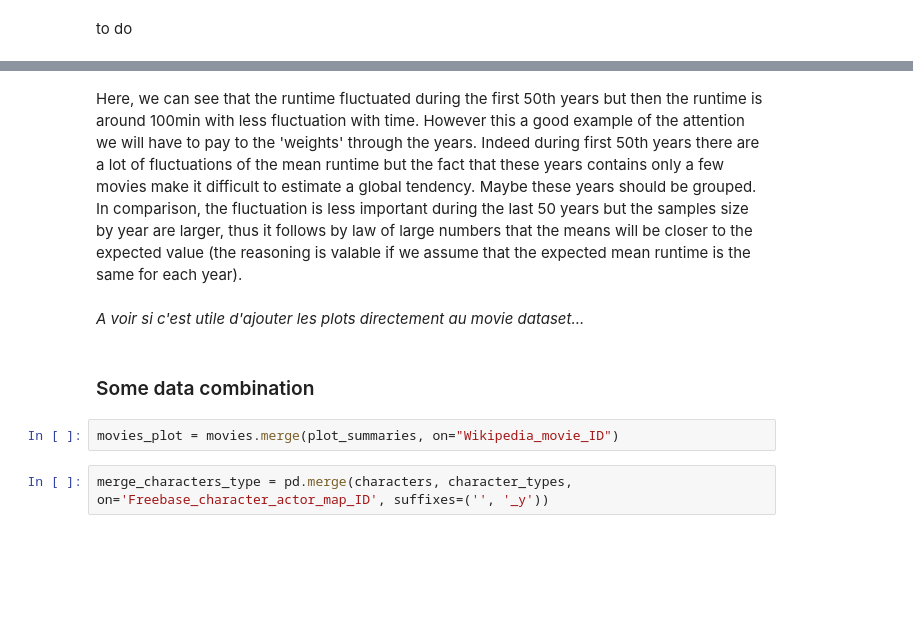
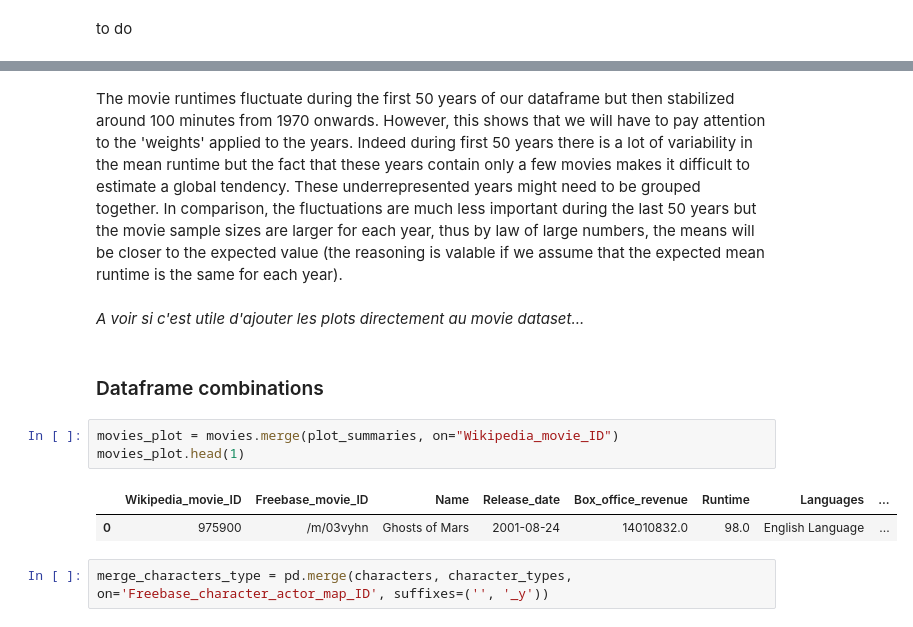
Before and after one commit to epfl-ada/ada-2022-project-thegonios, a Jupyter notebook: Data_processing.ipynb, the cells around one changed output, grey strips where cells are left out. Saved outputs shown, nothing was run; the diff lists cells and outputs as text; blank space fills up the shorter version.

```diff
--- a/Data_processing.ipynb
+++ b/Data_processing.ipynb
@@ -252,11 +389,15 @@ np.mean(movies_datetime.mean_runtime)
 # %% [markdown]
-Here, we can see that the runtime fluctuated during the first 50th years but then the runtime is around 100min with less fluctuation with time. However this a good example of the attention we will have to pay to the 'weights' through the years. Indeed during first 50th years there are a lot of fluctuations of the mean runtime but the fact that these years contains only a few movies make it difficult to estimate a global tendency. Maybe these years should be grouped. In comparison, the fluctuation is less important during the last 50 years but the samples size by year are larger, thus it follows by law of large numbers that the means will be closer to the expected value (the reasoning is valable if we assume that the expected mean runtime is the same for each year).
+The movie runtimes fluctuate during the first 50 years of our dataframe but then stabilized around 100 minutes from 1970 onwards. However, this shows that we will have to pay attention to the 'weights' applied to the years. Indeed during first 50 years there is a lot of variability in the mean runtime but the fact that these years contain only a few movies makes it difficult to estimate a global tendency. These underrepresented years might need to be grouped together. In comparison, the fluctuations are much less important during the last 50 years but the movie sample sizes are larger for each year, thus by law of large numbers, the means will be closer to the expected value (the reasoning is valable if we assume that the expected mean runtime is the same for each year).
 # %% [markdown]
 *A voir si c'est utile d'ajouter les plots directement au movie dataset...*
 # %% [markdown]
-### Some data combination
+### Dataframe combinations
 # %%
 movies_plot = movies.merge(plot_summaries, on="Wikipedia_movie_ID")
+movies_plot.head(1)
+# %% [output]
+|  | Wikipedia_movie_ID | Freebase_movie_ID | Name | Release_date | Box_office_revenue | Runtime | Languages | ... |
+| 0 | 975900 | /m/03vyhn | Ghosts of Mars | 2001-08-24 | 14010832.0 | 98.0 | English Language | ... |
 # %%
 merge_characters_type = pd.merge(characters, character_types, on='Freebase_character_actor_map_ID', suffixes=('', '_y'))
 # %%
```
Also changed, not shown: parts of 80 cells of this notebook.
